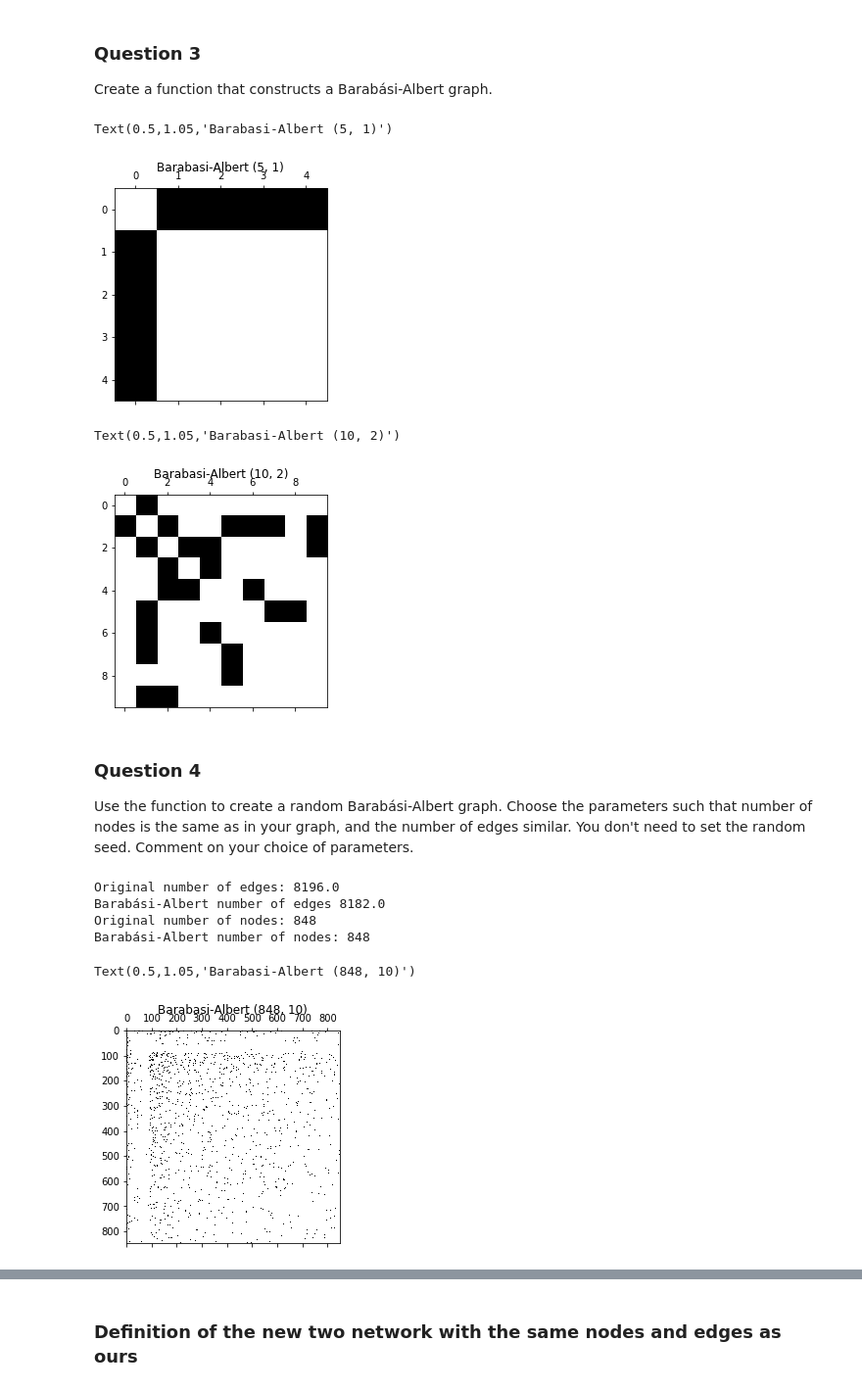
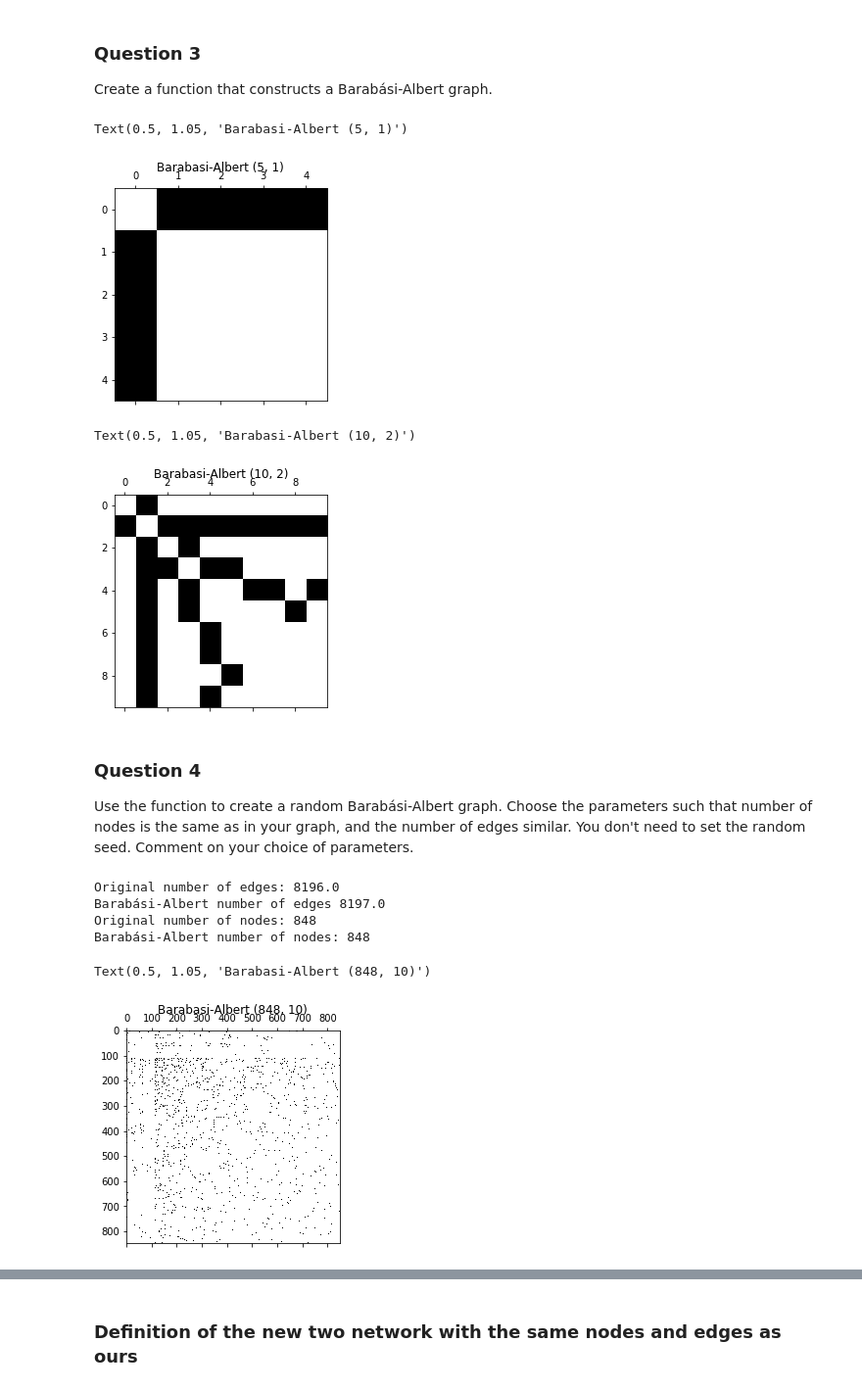
Before and after one commit to Kakavand/EPFL-antiterrorAssignment, a Jupyter notebook: milestone_2/2_network_models.ipynb, the cells around one changed output, grey strips where cells are left out. Shown: that part at 98% size. Saved outputs shown, nothing was run; the diff lists cells and outputs as text; code cells hidden in the pictures.

Commit message:
Changes in Barabasi model

```diff
--- a/milestone_2/2_network_models.ipynb
+++ b/milestone_2/2_network_models.ipynb
@@ -152,50 +152,50 @@ def barabasi_albert(n, m, m0=0, seed=None):
     adjacency
         The adjacency matrix of a graph.
     """
-    #initialize network with two nodes connected
+    # Initialize network with two nodes connected
     nodes = m0
     adjacency = np.zeros((nodes,nodes))
 
-    #Set seed for reproducible results
+    # Set seed for reproducible results
     np.random.seed(seed)
 
-    #Build initial network
+    # Build initial network
     if nodes == 2:
         #Connect the two existing links
         adjacency[0,1] = 1
         adjacency[1,0] = 1
     else:
-        #Build initial network with at least one node per edge of size m0 starting from 2 connected nodes.
+        # Build initial network with at least one edge per new node.
+        # Final size m0 starting from 2 connected nodes.
         adjacency = barabasi_albert(m0, 1, m0=2, seed=seed)
 
 
     for i in range(n-m0):
 
-        #compute preference attachment
-        #1. degree of all the existing nodes:
+        # Compute preference attachment
+        # 1. degree of all the existing nodes:
         degrees = np.sum(adjacency, axis=1)
-        #2. probability distribution
+        # 2. probability distribution
         prob = degrees/(np.sum(degrees))
 
-        #Select to which nodes to connect
+        # Select to which nodes to connect.
         n = np.array(list(range(nodes)))
-        to_connect = np.random.choice(n, size=m, p=prob)
+        to_connect = np.random.choice(n, size=m, p=prob, replace=False)
 
-        #Expand Adjacency Matrix
+        # Expand Adjacency Matrix
         new_row = np.zeros((1,nodes))
         adjacency = np.vstack([adjacency, new_row])
 
-        #Add connection to chosen nodes
+        # Add connection to chosen nodes
         for i in to_connect:
             adjacency[nodes,i] = 1
 
-        #Update adjacency matrix
+        # Update adjacency matrix
         new_col = np.append(adjacency[nodes, :],[0])
         new_col = np.reshape(new_col,(new_col.shape[0],1))
         adjacency = np.hstack([adjacency, new_col])
-        #print(adjacency.shape[0])
 
-        #Update graph size
+        # Update graph size
         nodes += 1
 
     return adjacency
@@ -204,29 +204,29 @@ ba = barabasi_albert(5, 1, 2, 9087)
 plt.spy(ba)
 plt.title('Barabasi-Albert (5, 1)')
 # %% [output]
-Text(0.5,1.05,'Barabasi-Albert (5, 1)')
+Text(0.5, 1.05, 'Barabasi-Albert (5, 1)')
 [figure]
 # %%
 ba = barabasi_albert(10, 2, 3, 8708)
 plt.spy(ba)
 plt.title('Barabasi-Albert (10, 2)')
 # %% [output]
-Text(0.5,1.05,'Barabasi-Albert (10, 2)')
+Text(0.5, 1.05, 'Barabasi-Albert (10, 2)')
-[figure, old version]
+[figure, new version]
 # %% [markdown]
 ### Question 4
 
 Use the function to create a random Barabási-Albert graph. Choose the parameters such that number of nodes is the same as in your graph, and the number of edges similar. You don't need to set the random seed. Comment on your choice of parameters.
 # %%
-ba = barabasi_albert(n_nodes, 11, m0=95, seed=7272)
+ba = barabasi_albert(n_nodes, 11, m0=113)
 print('Original number of edges: {}\nBarabási-Albert number of edges {}'.format(n_edges, np.count_nonzero(ba)/2))
 print('Original number of nodes: {}\nBarabási-Albert number of nodes: {}'.format(n_nodes, len(ba)))
 plt.spy(ba)
 plt.title('Barabasi-Albert (848, 10)')
 # %% [output]
 Original number of edges: 8196.0
-Barabási-Albert number of edges 8182.0
+Barabási-Albert number of edges 8197.0
 Original number of nodes: 848
 Barabási-Albert number of nodes: 848
-Text(0.5,1.05,'Barabasi-Albert (848, 10)')
+Text(0.5, 1.05, 'Barabasi-Albert (848, 10)')
-[figure, old version]
+[figure, new version]
```
Also changed, not shown: parts of 15 cells of this notebook.
